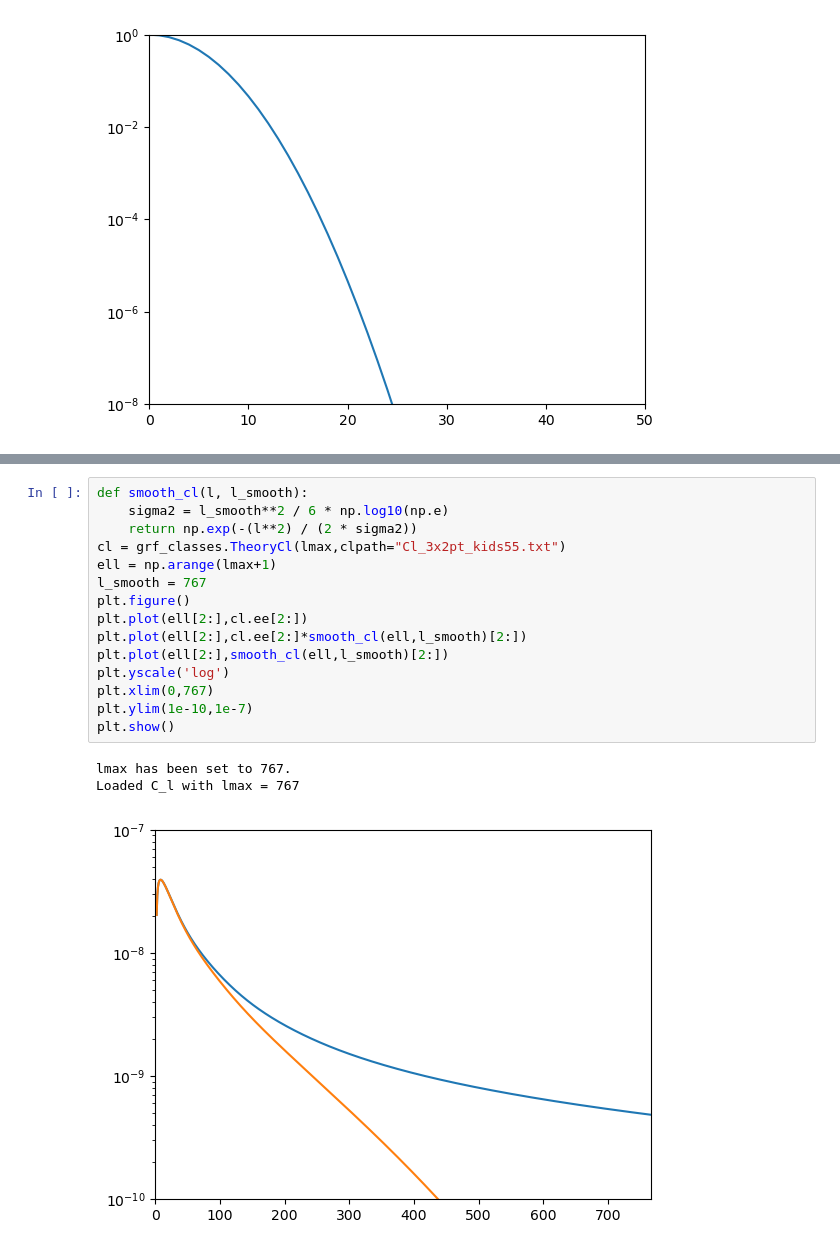
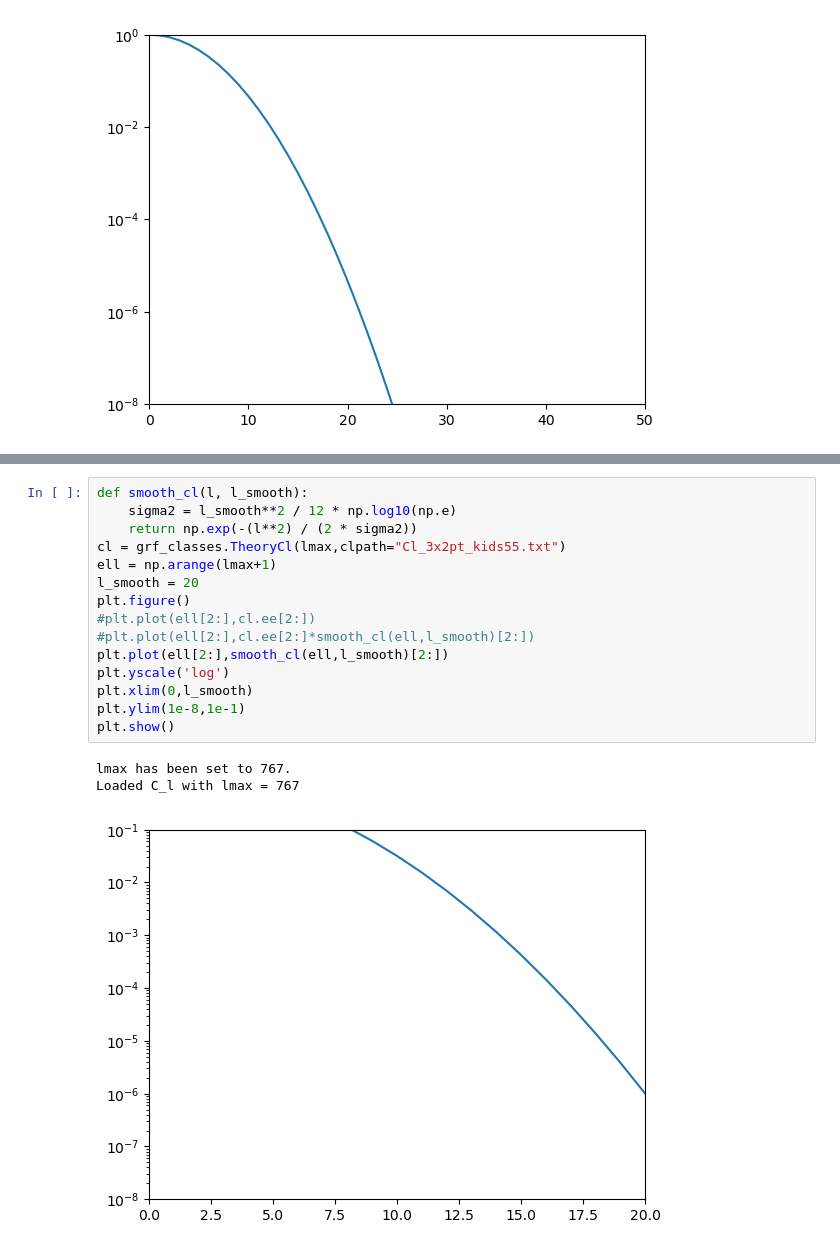
Before and after one commit to voehl12/xilikelihood, a Jupyter notebook: mask_apo.ipynb, the cells around one changed output, grey strips where cells are left out. Cells and saved outputs as stored; diff of their text form.

```diff
--- a/mask_apo.ipynb
+++ b/mask_apo.ipynb
@@ -134,19 +135,19 @@ Loaded C_l with lmax = 767
 # %%
 def smooth_cl(l, l_smooth):
-    sigma2 = l_smooth**2 / 6 * np.log10(np.e)
+    sigma2 = l_smooth**2 / 12 * np.log10(np.e)
     return np.exp(-(l**2) / (2 * sigma2))
 cl = grf_classes.TheoryCl(lmax,clpath="Cl_3x2pt_kids55.txt")
 ell = np.arange(lmax+1)
-l_smooth = 767
+l_smooth = 20
 plt.figure()
-plt.plot(ell[2:],cl.ee[2:])
-plt.plot(ell[2:],cl.ee[2:]*smooth_cl(ell,l_smooth)[2:])
+#plt.plot(ell[2:],cl.ee[2:])
+#plt.plot(ell[2:],cl.ee[2:]*smooth_cl(ell,l_smooth)[2:])
 plt.plot(ell[2:],smooth_cl(ell,l_smooth)[2:])
 plt.yscale('log')
-plt.xlim(0,767)
-plt.ylim(1e-10,1e-7)
+plt.xlim(0,l_smooth)
+plt.ylim(1e-8,1e-1)
 plt.show()
 # %% [output]
 lmax has been set to 767.
 Loaded C_l with lmax = 767
-[figure, old version]
+[figure, new version]
```
Also changed, not shown: parts of 2 cells of this notebook.
